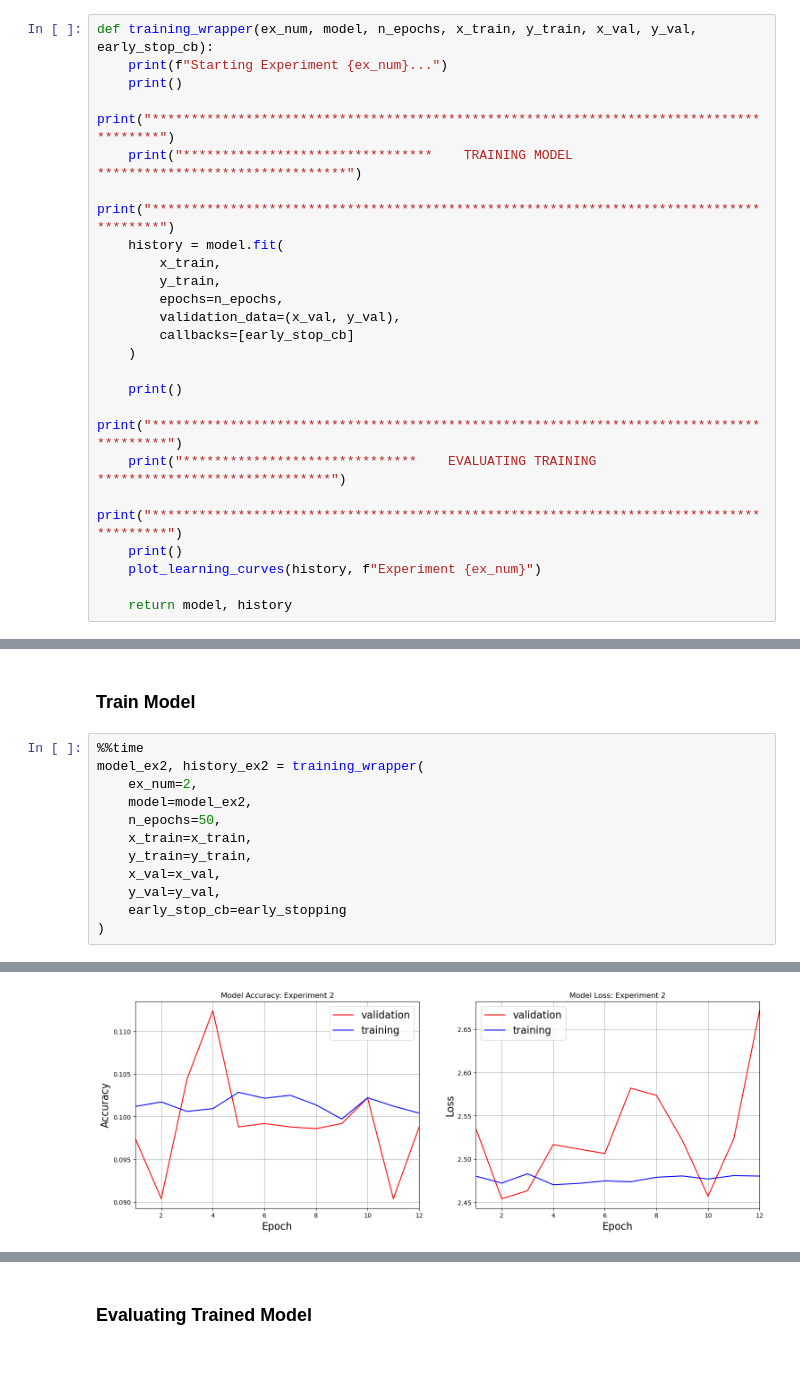
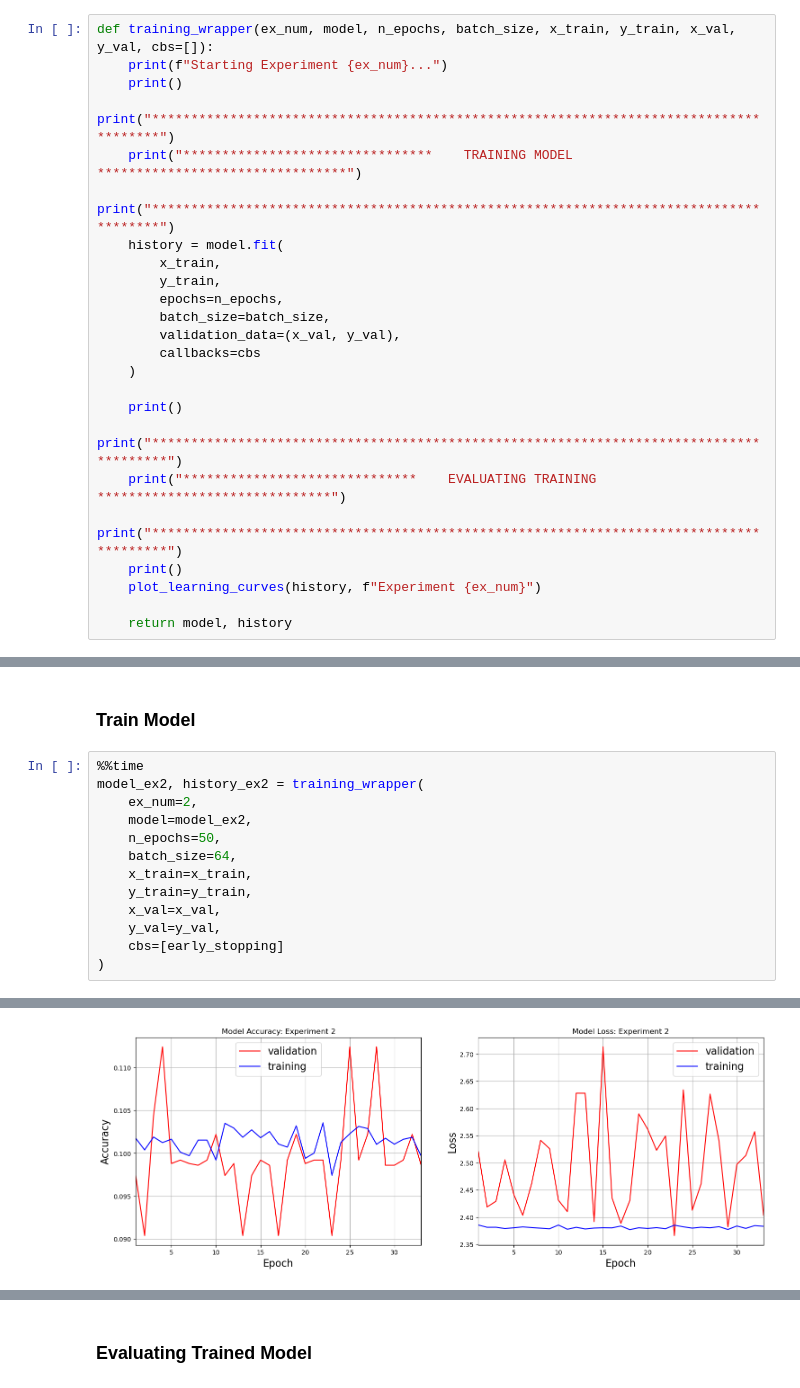
Before and after one commit to zmswanson/ecen878_mlp_classifiers, a Jupyter notebook: swanson_assignment3a.ipynb, the cells around one changed output, grey strips where cells are left out. Saved outputs shown, nothing was run; the diff lists cells and outputs as text; blank space fills up the shorter version.

```diff
--- a/swanson_assignment3a.ipynb
+++ b/swanson_assignment3a.ipynb
@@ -225,7 +225,7 @@ early_stopping = tf.keras.callbacks.EarlyStopping(
     restore_best_weights=True
 )
 # %%
-def training_wrapper(ex_num, model, n_epochs, x_train, y_train, x_val, y_val, early_stop_cb):
+def training_wrapper(ex_num, model, n_epochs, batch_size, x_train, y_train, x_val, y_val, cbs=[]):
     print(f"Starting Experiment {ex_num}...")
     print()
     print("**************************************************************************************")
@@ -235,8 +235,9 @@ def training_wrapper(ex_num, model, n_epochs, x_train, y_train, x_val, y_val, ea
         x_train,
         y_train,
         epochs=n_epochs,
+        batch_size=batch_size,
         validation_data=(x_val, y_val),
-        callbacks=[early_stop_cb]
+        callbacks=cbs
     )
 
     print()
@@ -463,11 +465,12 @@ model_ex2, history_ex2 = training_wrapper(
     ex_num=2,
     model=model_ex2,
     n_epochs=50,
+    batch_size=64,
     x_train=x_train,
     y_train=y_train,
     x_val=x_val,
     y_val=y_val,
-    early_stop_cb=early_stopping
+    cbs=[early_stopping]
 )
 # %% [output]
 Starting Experiment 2...
@@ -486,5 +489,5 @@ Epoch 4/50
 
 ***************************************************************************************
 ******************************    EVALUATING TRAINING    ******************************
 ***************************************************************************************
-[figure, old version]
+[figure, new version]
```
Also changed, not shown: parts of 74 cells of this notebook.
